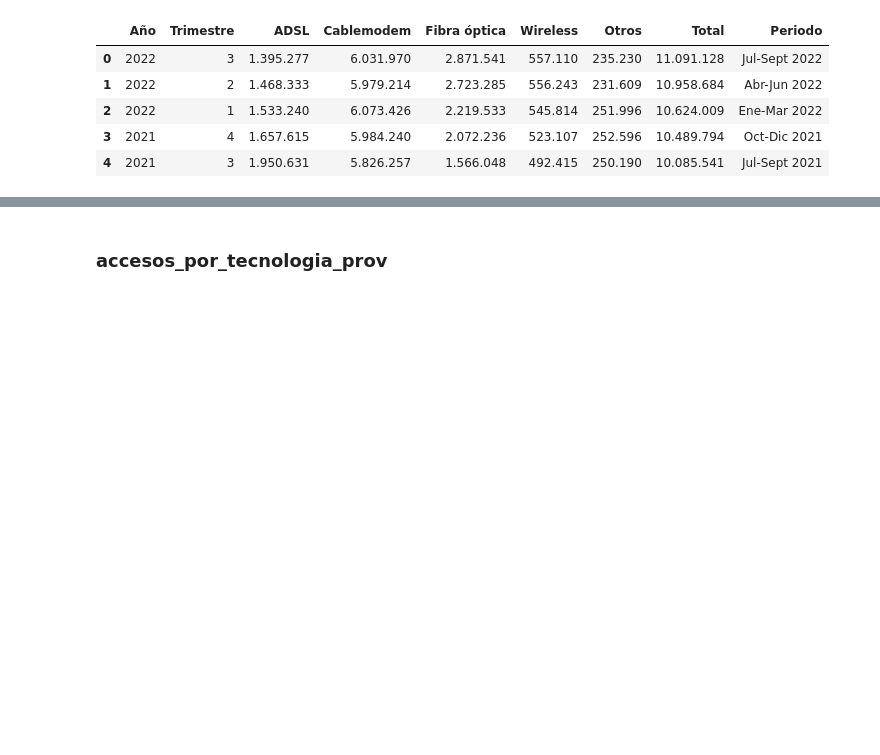
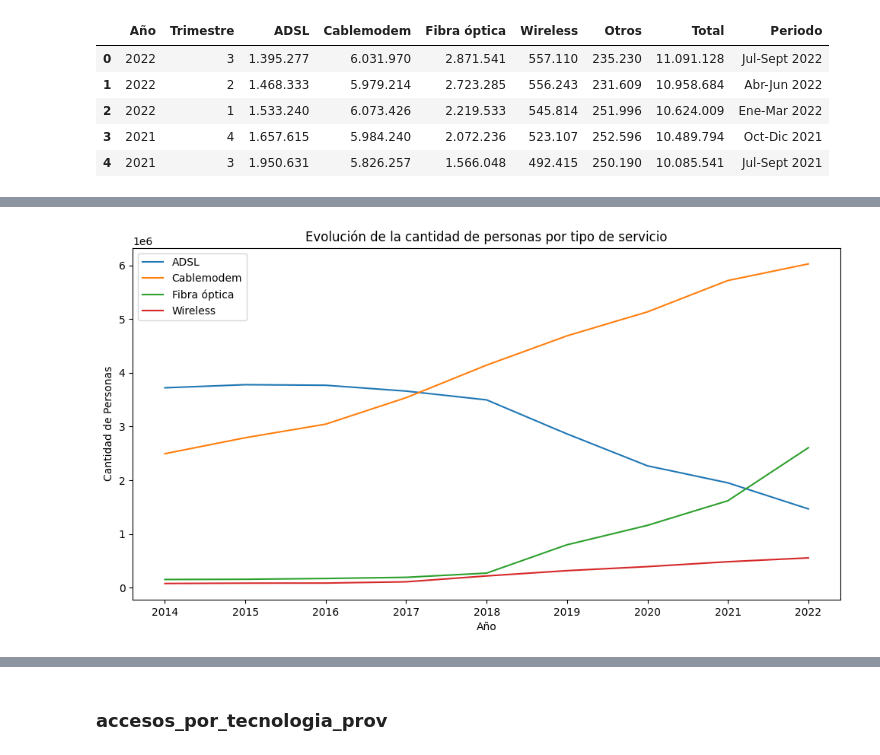
Before and after one commit to Gabrielnm7/Telecommunication-Analytics-Project, a Jupyter notebook: EDA.ipynb, the cells around one changed output, grey strips where cells are left out. Cells and saved outputs as stored; diff of their text form; code cells hidden in the pictures; blank space fills up the shorter version.

```diff
--- a/EDA.ipynb
+++ b/EDA.ipynb
@@ -134,0 +137,12 @@ plt.show()
+# %%
+tipo_de_servicios = ['ADSL', 'Cablemodem', 'Fibra óptica', 'Wireless']
+plt.figure(figsize=(12,6))
+for i in tipo_de_servicios:
+    sns.lineplot(data=accesos_por_tecnologia, x='Año', y=i,label=i,ci=None)
+plt.xlabel('Año')
+plt.ylabel('Cantidad de Personas')
+plt.title('Evolución de la cantidad de personas por tipo de servicio')
+plt.legend()
+plt.show()
+# %% [output]
+[figure, added]
```
Also changed, not shown: parts of 42 cells of this notebook, 4 other files.
